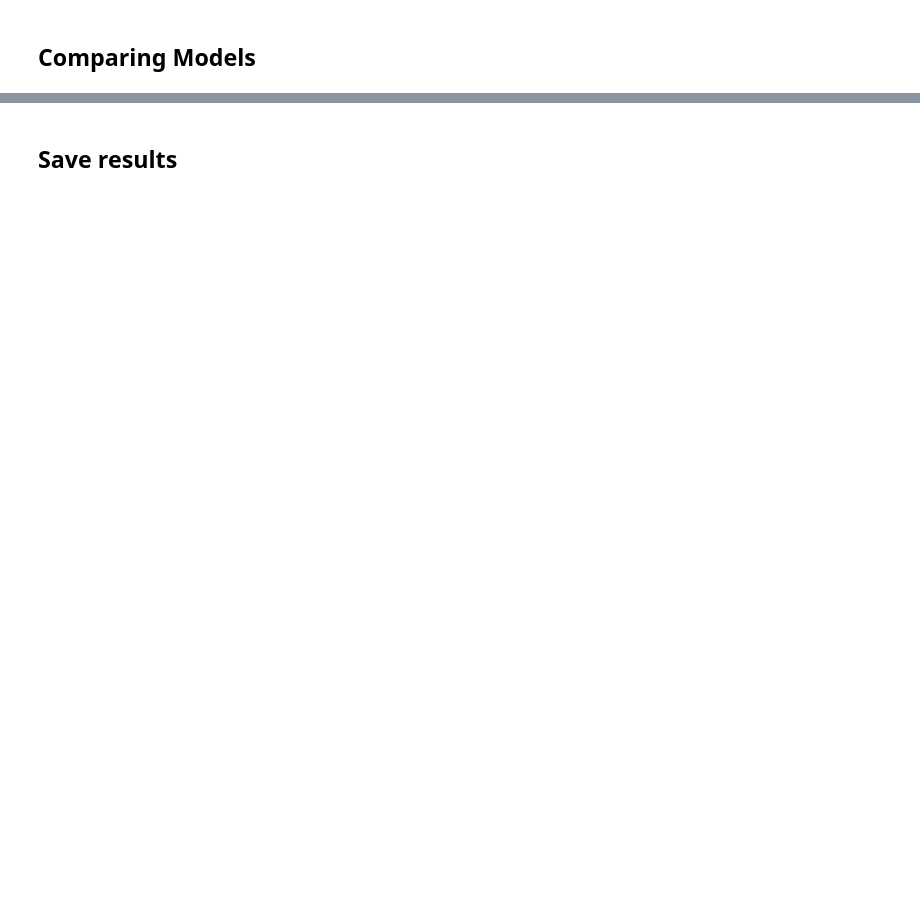
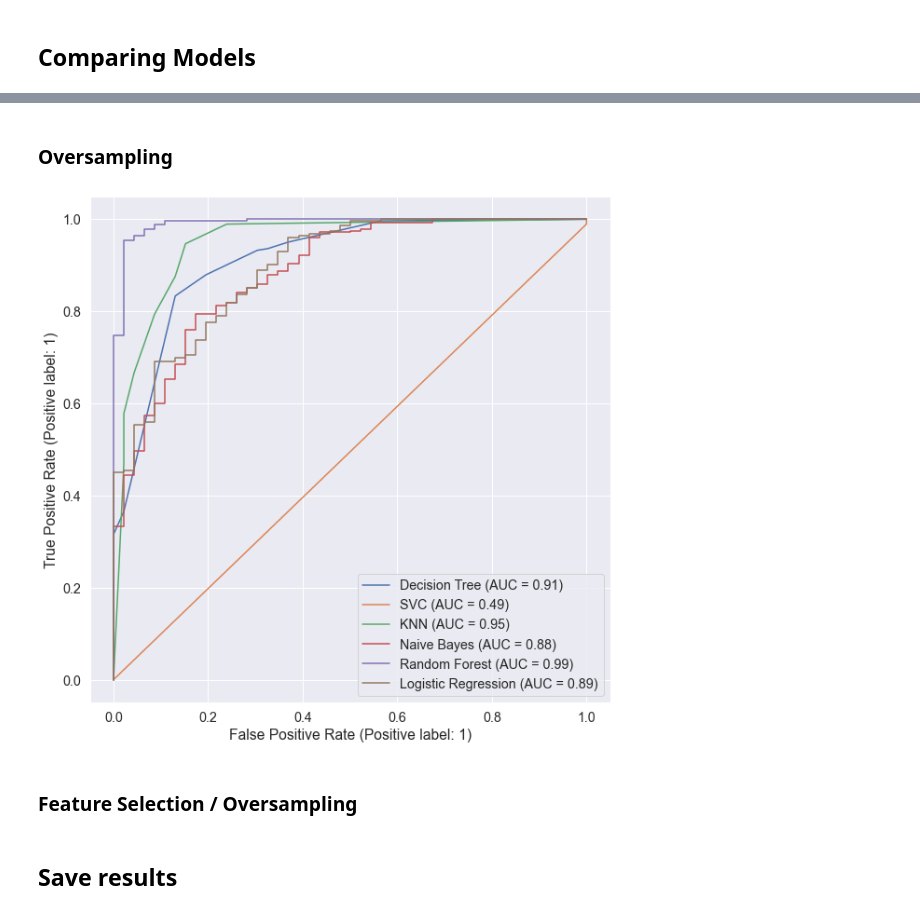
Before and after one commit to Educorreia932/FEUP-AC, a Jupyter notebook: Data Mining Project/notebooks/prediction.ipynb, the cells around one changed output, grey strips where cells are left out. Drawn from its saved outputs; the diff is of its cells as text; code cells hidden in the pictures; blank space fills up the shorter version.

```diff
--- a/Data Mining Project/notebooks/prediction.ipynb
+++ b/Data Mining Project/notebooks/prediction.ipynb
@@ -254,0 +287,13 @@ plt.xticks(rotation=45, horizontalalignment='right');
+# %% [markdown]
+### Oversampling
+# %%
+plotAlgorithmROC([dt_os, svc_os, knn_os, nb_os, rfc_os, lr_os],
+                 ["Decision Tree", "SVC", "KNN", "Naive Bayes", "Random Forest", "Logistic Regression"],
+                 train_df,
+                 columns_to_drop,
+                 target_column,
+                 scalers=scalers)
+# %% [output]
+[figure, added]
+# %% [markdown]
+### Feature Selection / Oversampling
```
Also changed, not shown: parts of 20 cells of this notebook, 1 other file.
